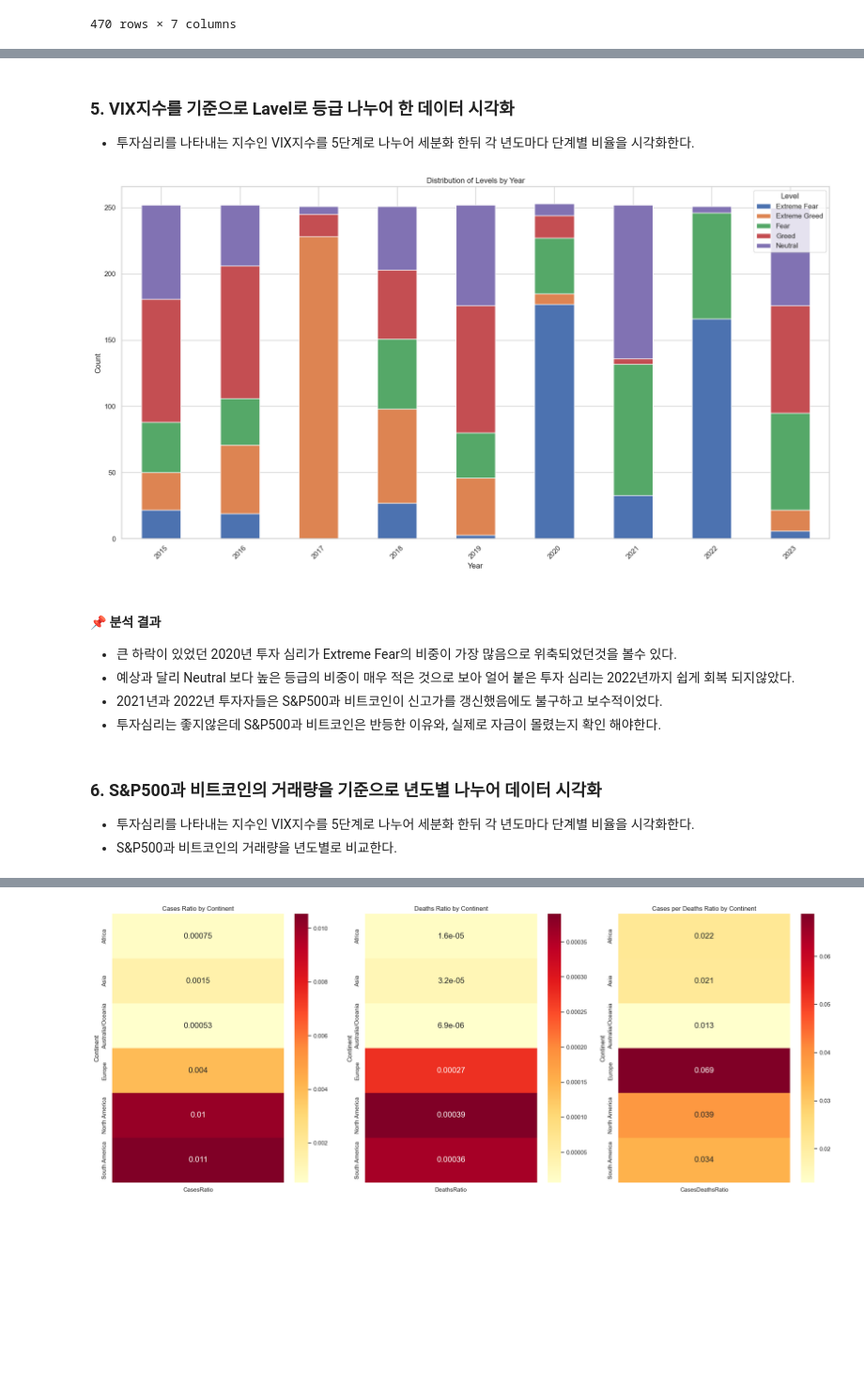
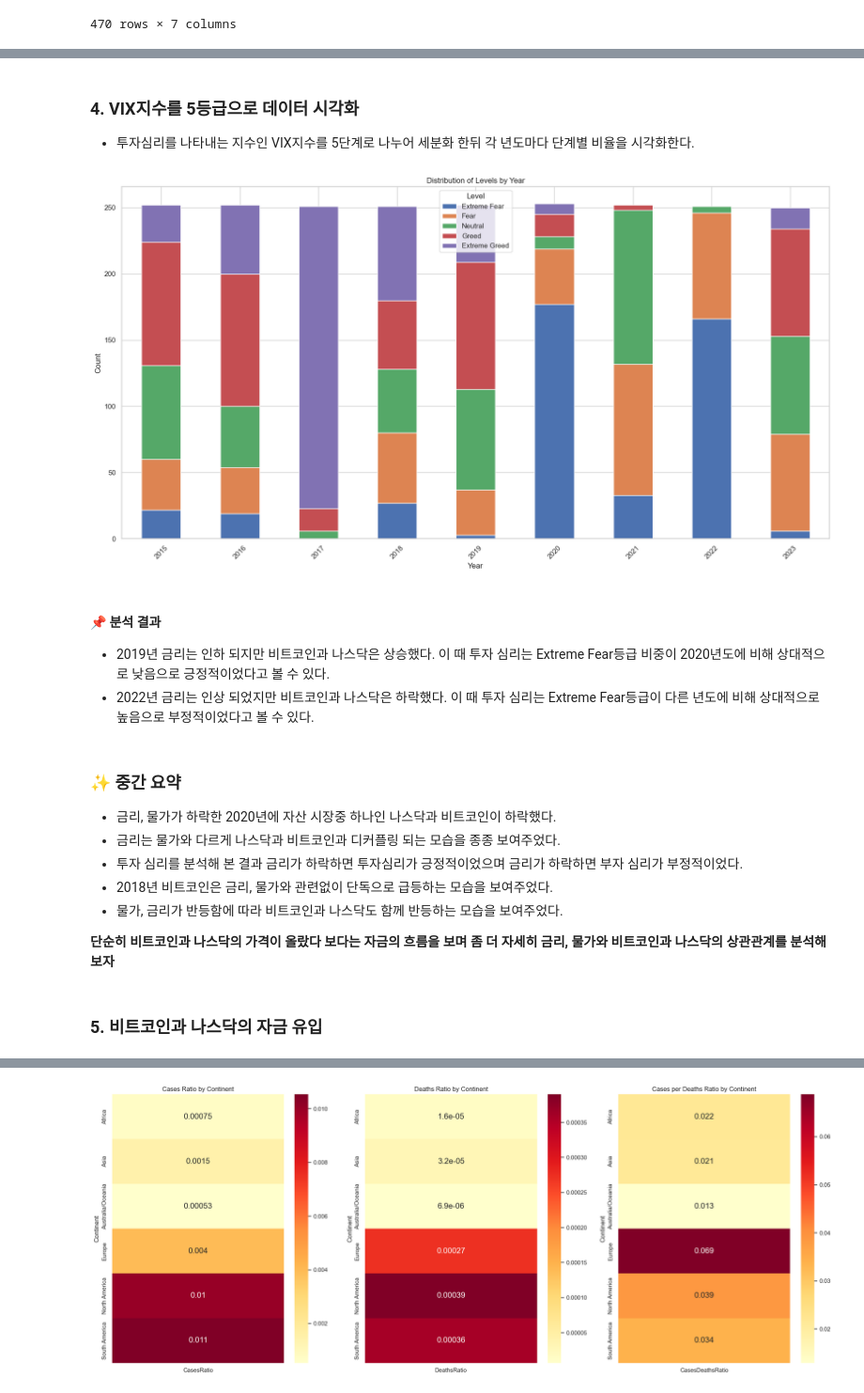
Before and after one commit to baek-si-hyun/kdt_data_analysis, a Jupyter notebook: project/data_project.ipynb, the cells around one changed output, grey strips where cells are left out. Shown at 94% size. Drawn from its saved outputs; the diff is of its cells as text; code cells hidden in the pictures; blank space fills up the shorter version.

```diff
--- a/project/data_project.ipynb
+++ b/project/data_project.ipynb
@@ -542,4 +422,0 @@ vix_df
-# %%
-vix_df['Level'] = vix_df['Level'].replace([5, 4, 3, 2, 1],
-                                                ['Extreme Fear' ,'Fear' ,'Neutral', 'Greed' ,'Extreme Greed'])
-vix_df
@@ -630,0 +509,16 @@ plt.show()
+# %%
+warnings.filterwarnings("ignore")
+
+plt.figure(figsize=(10, 6))
+sns.set(style='whitegrid', font_scale=1)
+sns.lineplot(x=nasdaq_df['Date'], y=nasdaq_df['Close'], label='NASDAQ', color='#ea3943')
+sns.lineplot(x=btc_df['Date'], y=btc_df['Close'], label='BTC', color='#16c784')
+sns.lineplot(x=ir_df['Date'], y=ir_df['Close'], label='IR', color='#34495e')
+plt.xlabel('Date')
+plt.ylabel('Value')
+plt.title('Comparison of IR, NASDAQ, BTC')
+plt.xticks(rotation=45)
+plt.legend()
+plt.grid(True)
+plt.tight_layout()
+plt.show()
@@ -655,0 +572,11 @@ plt.show()
+# %%
+def get_level(x):
+    if x <= l1:
+        return 'Extreme Fear'
+    if x <= l2:
+        return 'Fear'
+    if x <= l3:
+        return 'Neutral'
+    if x <= l4:
+        return 'Greed'
+    return 'Extreme Greed'
@@ -656,31 +600,37 @@ plt.show()
 # %% [markdown]
-### 5. VIX지수를 기준으로 Lavel로 등급 나누어 한 데이터 시각화
+### 4. VIX지수를 5등급으로 데이터 시각화
 - 투자심리를 나타내는 지수인 VIX지수를 5단계로 나누어 세분화 한뒤 각 년도마다 단계별 비율을 시각화한다.
 # %%
-vix_df['Date'] = pd.to_datetime(vix_df['Date'])
-
 vix_df['Year'] = vix_df['Date'].dt.year
 
+level_order = ['Extreme Fear', 'Fear', 'Neutral', 'Greed', 'Extreme Greed']
+vix_df['Level'] = pd.Categorical(vix_df['Level'], categories=level_order, ordered=True)
 yearly_level_counts = vix_df.groupby(['Year', 'Level']).size().unstack(fill_value=0)
+yearly_level_counts = yearly_level_counts[level_order]
 
 yearly_level_counts.plot(kind='bar', stacked=True, figsize=(20, 10))
 plt.title('Distribution of Levels by Year')
 plt.xlabel('Year')
 plt.ylabel('Count')
 plt.xticks(rotation=45)
 plt.legend(title='Level')
 plt.show()
 # %% [output]
-[figure, old version]
+[figure, new version]
 # %% [markdown]
 #### 📌 분석 결과
-- 큰 하락이 있었던 2020년 투자 심리가 Extreme Fear의 비중이 가장 많음으로 위축되었던것을 볼수 있다.
-- 예상과 달리 Neutral 보다 높은 등급의 비중이 매우 적은 것으로 보아 얼어 붙은 투자 심리는 2022년까지 쉽게 회복 되지않았다.
-- 2021년과 2022년 투자자들은 S&P500과 비트코인이 신고가를 갱신했음에도 불구하고 보수적이었다.
-- 투자심리는 좋지않은데 S&P500과 비트코인은 반등한 이유와, 실제로 자금이 몰렸는지 확인 해야한다.
+- 2019년 금리는 인하 되지만 비트코인과 나스닥은 상승했다. 이 때 투자 심리는 Extreme Fear등급 비중이 2020년도에 비해 상대적으로 낮음으로 긍정적이었다고 볼 수 있다.
+- 2022년 금리는 인상 되었지만 비트코인과 나스닥은 하락했다. 이 때 투자 심리는 Extreme Fear등급이 다른 년도에 비해 상대적으로 높음으로 부정적이었다고 볼 수 있다.
 # %% [markdown]
-### 6. S&P500과 비트코인의 거래량을 기준으로 년도별 나누어 데이터 시각화
-- 투자심리를 나타내는 지수인 VIX지수를 5단계로 나누어 세분화 한뒤 각 년도마다 단계별 비율을 시각화한다.
-- S&P500과 비트코인의 거래량을 년도별로 비교한다.
+### ✨ 중간 요약
+- 금리, 물가가 하락한 2020년에 자산 시장중 하나인 나스닥과 비트코인이 하락했다.
+- 금리는 물가와 다르게 나스닥과 비트코인과 디커플링 되는 모습을 종종 보여주었다.
+- 투자 심리를 분석해 본 결과 금리가 하락하면 투자심리가 긍정적이었으며 금리가 하락하면 부자 심리가 부정적이었다.
+- 2018년 비트코인은 금리, 물가와 관련없이 단독으로 급등하는 모습을 보여주었다.
+- 물가, 금리가 반등함에 따라 비트코인과 나스닥도 함께 반등하는 모습을 보여주었다.
+
+**단순히 비트코인과 나스닥의 가격이 올랐다 보다는 자금의 흐름을 보며 좀 더 자세히 금리, 물가와 비트코인과 나스닥의 상관관계를 분석해보자**
+# %% [markdown]
+### 5. 비트코인과 나스닥의 자금 유입
 # %%
 btc_month_df = btc_df.groupby(pd.Grouper(key='Date', freq='MS')).max().reset_index()
```
Also changed, not shown: parts of 58 cells of this notebook.
